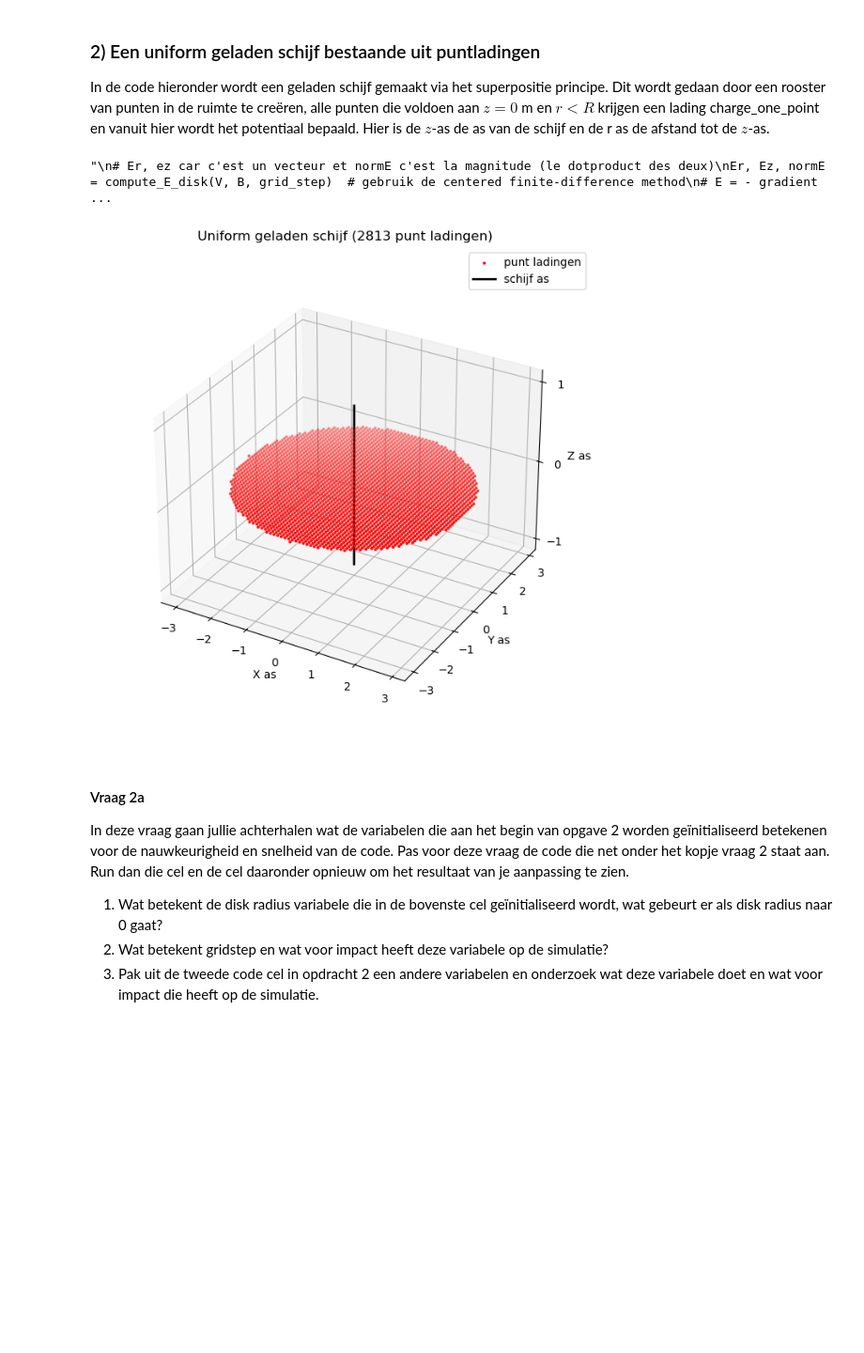
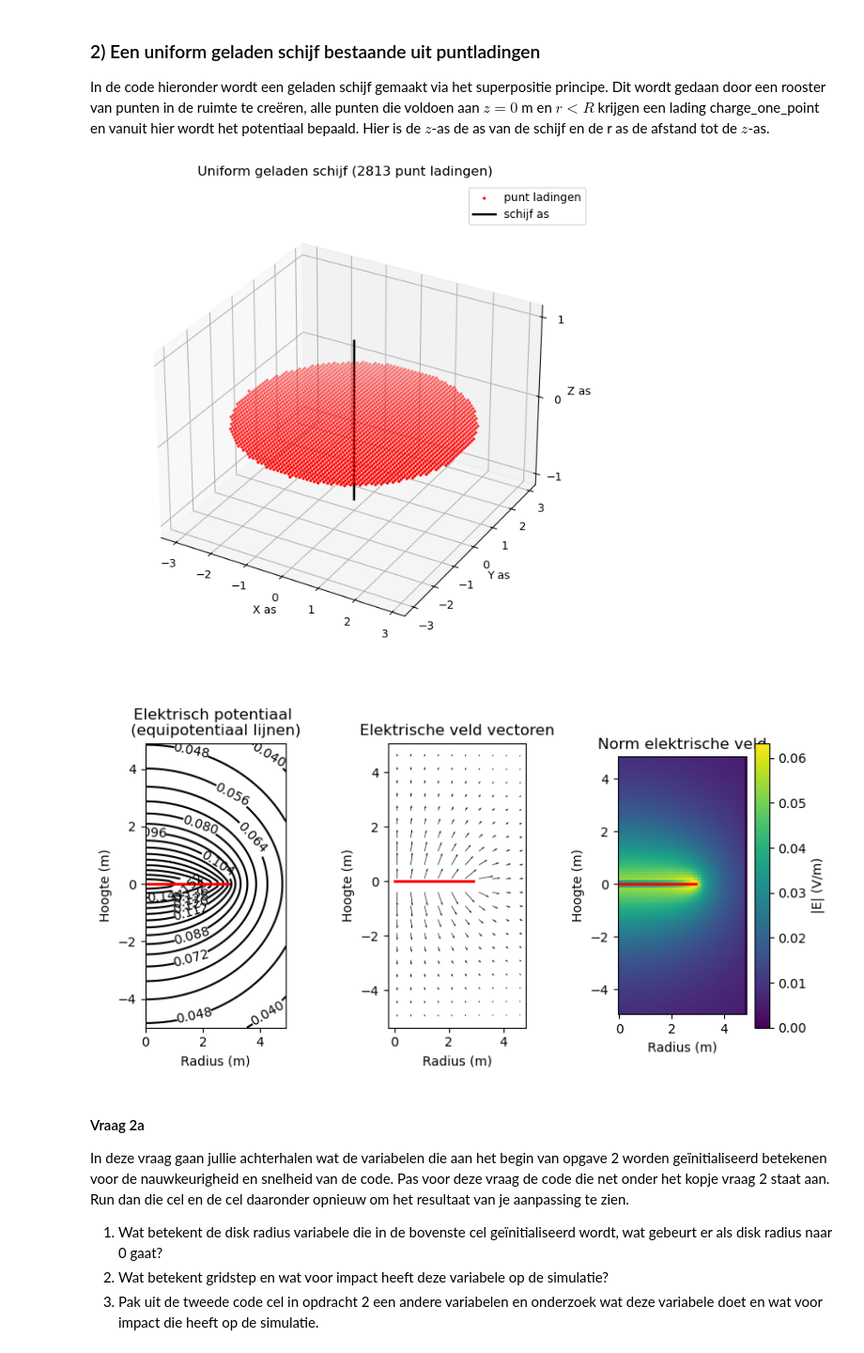
Before and after one commit to BrunoSchouten/Bruno-DEF, a Jupyter notebook: DigitaleOntwerpopdrachten/1CondensatorOpdracht/CondensatorOntwerpopdracht.ipynb, the cells around one changed output. Shown at 94% size. Cells and saved outputs as stored; diff of their text form; code cells hidden in the pictures; blank space fills up the shorter version.

```diff
--- a/DigitaleOntwerpopdrachten/1CondensatorOpdracht/CondensatorOntwerpopdracht.ipynb
+++ b/DigitaleOntwerpopdrachten/1CondensatorOpdracht/CondensatorOntwerpopdracht.ipynb
@@ -109,30 +109,31 @@ z_coord_DISK = 0  # (m) positie van de schijf op de z-as
 # for this function nothing change in the first plot when I change thing in it only in the second plot
 inter_charge_distance = grid_step  # (m) afstand tussen punt ladingen, it serves to calculate the disk as many points
 # %%
+
 r, z, B = initialize_plane_grid_for_uniformly_charged_disk(height_domain, width_domain, grid_step)
 
 idx_z_zero = np.where(abs(z) < 1e-10)[0] # -> say where z is equal or near zero
-
+z_coord_DISK = 0  # (m) positie van de schijf op de z-as
 # Shape = -> c'est le shape de l'array
 
 inter_charge_distance = grid_step  # (m) afstand tussen punt ladingen
 
 V, number_point_charges_on_disk = calculate_V_disk_at_origin_uniform_surface_charge_density(z_coord_DISK, charge_one_point, disk_radius, inter_charge_distance, r, z)
 # Cette fonction retourne les nbre de points, le potentiel de chaque point du disque
 
 
 # Er, ez car c'est un vecteur et normE c'est la magnitude (le dotproduct des deux)
 Er, Ez, normE = compute_E_disk(V, B, grid_step)  # gebruik de centered finite-difference method
 # E = - gradient de V
 
 r_for_E = r[1:-1]  # de centered finite-difference method kan E niet berekenen op het allereerste en allerlaatste gridpunt in de r-dimensie
 z_for_E = z[1:-1]  # de centered finite-difference method kan E niet berekenen op het allereerste en allerlaatste gridpunt in de z-dimensie
 
 plot_results_disk(Ez, Er, normE, V, r, z, grid_step, disk_radius, z_coord_DISK, z_coord_DISK)
 # Plot l'elektrische potential, elektrische veld vector, la magnitude de l'elektrische veld
 # %% [output]
-"\n# Er, ez car c'est un vecteur et normE c'est la magnitude (le dotproduct des deux)\nEr, Ez, normE = compute_E_disk(V, B, grid_step)  # gebruik de centered finite-difference method\n# E = - gradient ...
 [figure]
+[figure, added]
 # %% [markdown]
 #### Vraag 2a
 
```
Also changed, not shown: parts of 8 cells of this notebook, 3 other files.
